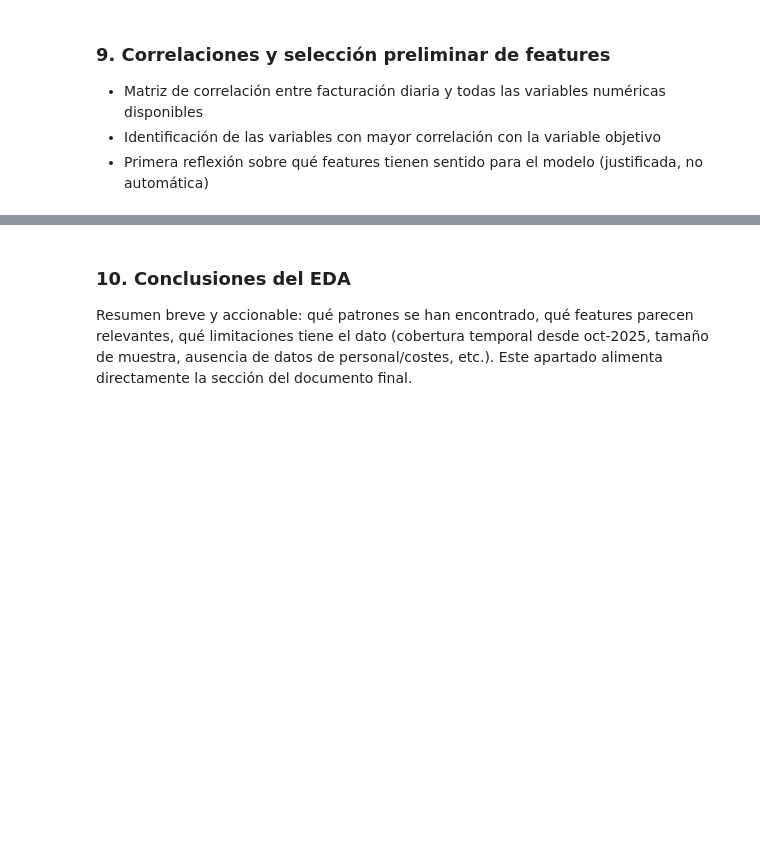
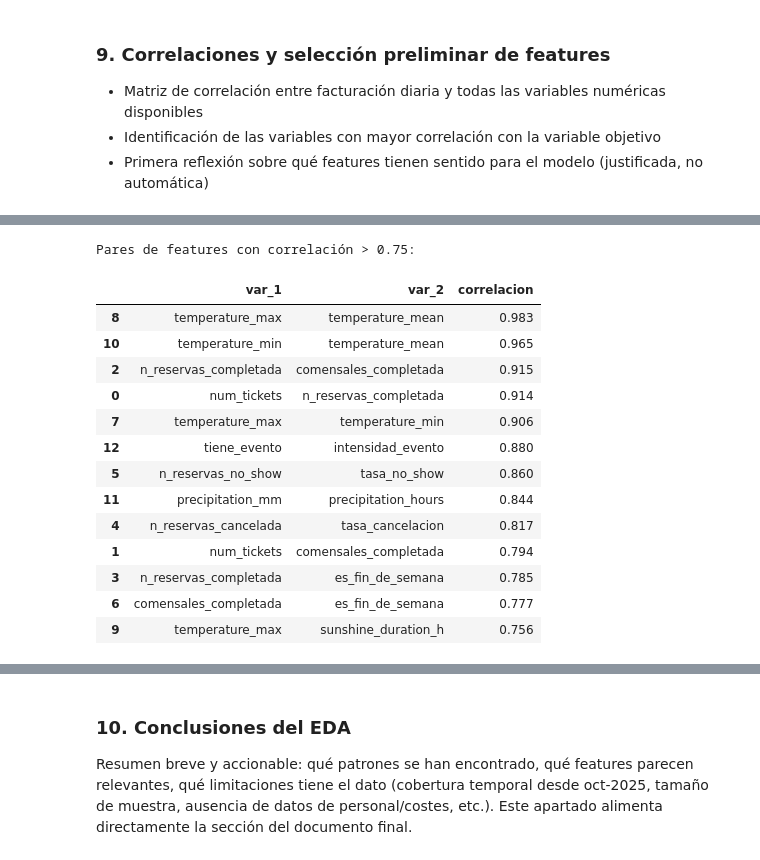
Before and after one commit to Joaquindam/TFM-Hosteleria-AI, a Jupyter notebook: notebooks/03_EDA.ipynb, the cells around one changed output, grey strips where cells are left out. Cells and saved outputs as stored; diff of their text form; code cells hidden in the pictures; blank space fills up the shorter version.

Commit message:
feat: EDA completo + tabla maestra gold

```diff
--- a/notebooks/03_EDA.ipynb
+++ b/notebooks/03_EDA.ipynb
@@ -2505,0 +2585,39 @@ print(f"  {df_gold.shape[0]:,} filas × {df_gold.shape[1]} columnas")
+# %%
+# Identificamos grupos de variables altamente correlacionadas entre sí
+# para anticipar problemas de multicolinealidad en el modelado
+
+umbral_multicol = 0.75
+
+corr_features = df_gold[vars_modelo].corr().abs()
+
+# Pares con correlación > umbral (excluyendo diagonal)
+pares_multicol = []
+for i in range(len(vars_modelo)):
+    for j in range(i+1, len(vars_modelo)):
+        r = corr_features.iloc[i, j]
+        if r > umbral_multicol:
+            pares_multicol.append({
+                'var_1': vars_modelo[i],
+                'var_2': vars_modelo[j],
+                'correlacion': round(r, 3)
+            })
+
+df_multicol = pd.DataFrame(pares_multicol).sort_values('correlacion', ascending=False)
+print(f"Pares de features con correlación > {umbral_multicol}:")
+display(df_multicol)
+# %% [output]
+Pares de features con correlación > 0.75:
+|  | var_1 | var_2 | correlacion |
+| 8 | temperature_max | temperature_mean | 0.983 |
+| 10 | temperature_min | temperature_mean | 0.965 |
+| 2 | n_reservas_completada | comensales_completada | 0.915 |
+| 0 | num_tickets | n_reservas_completada | 0.914 |
+| 7 | temperature_max | temperature_min | 0.906 |
+| 12 | tiene_evento | intensidad_evento | 0.880 |
+| 5 | n_reservas_no_show | tasa_no_show | 0.860 |
+| 11 | precipitation_mm | precipitation_hours | 0.844 |
+| 4 | n_reservas_cancelada | tasa_cancelacion | 0.817 |
+| 1 | num_tickets | comensales_completada | 0.794 |
+| 3 | n_reservas_completada | es_fin_de_semana | 0.785 |
+| 6 | comensales_completada | es_fin_de_semana | 0.777 |
+| 9 | temperature_max | sunshine_duration_h | 0.756 |
```
Also changed, not shown: parts of 10 cells of this notebook, 2 other files.
